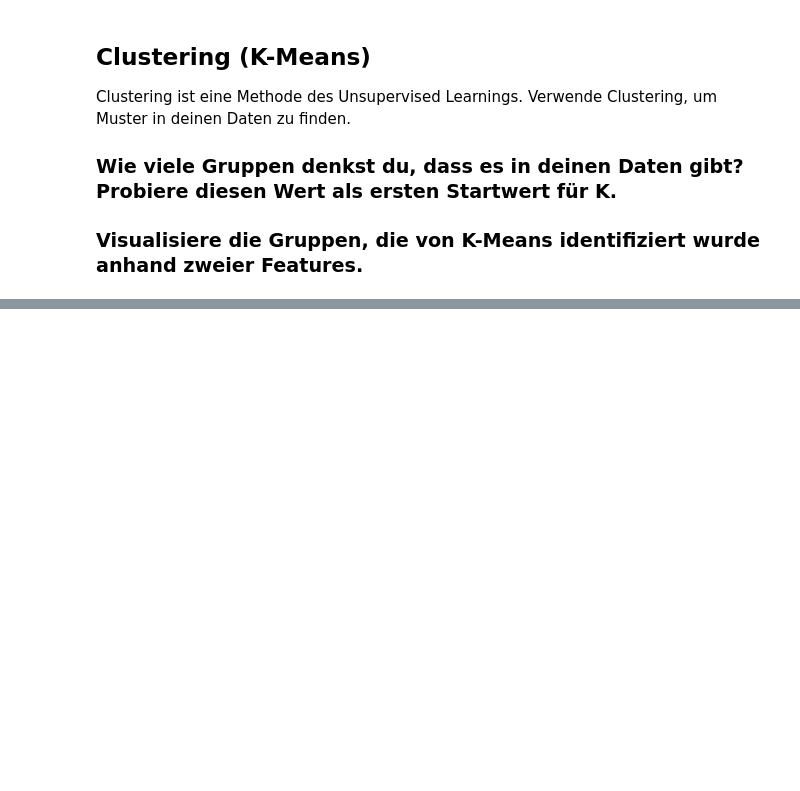
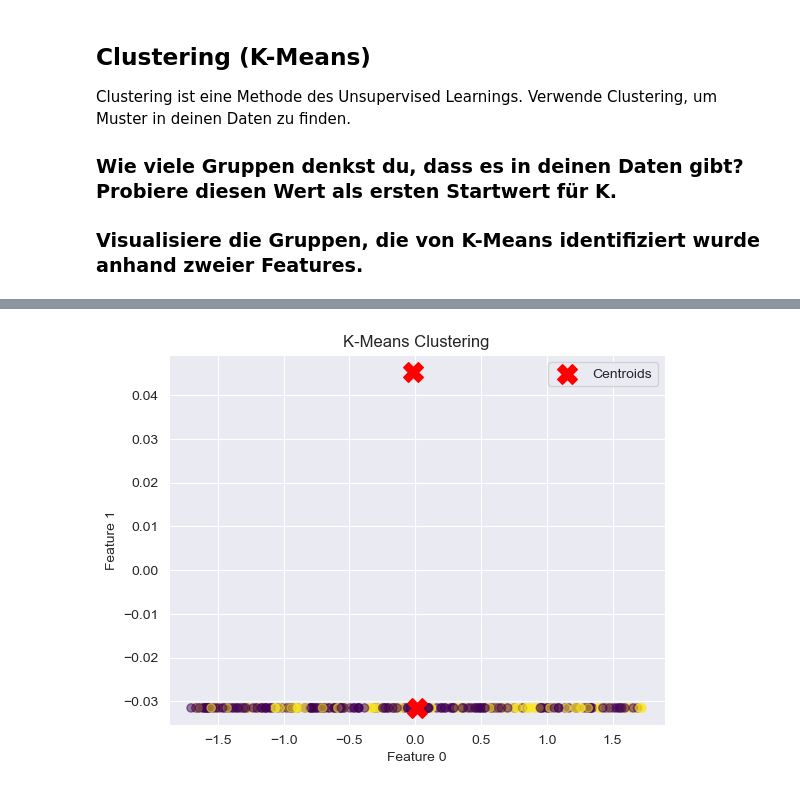
Before and after one commit to vschachl/MentalHealth, a Jupyter notebook: Main.ipynb, the cells around one changed output, grey strips where cells are left out. Cells and saved outputs as stored; diff of their text form; code cells hidden in the pictures; blank space fills up the shorter version.

```diff
--- a/Main.ipynb
+++ b/Main.ipynb
@@ -732,0 +841,13 @@ Clustering ist eine Methode des Unsupervised Learnings. Verwende Clustering, um
+# %%
+feature_1 = 0
+feature_2 = 1
+
+plt.scatter(X_test_scaled[:, feature_1], X_test_scaled[:, feature_2], c=kmeans_labels, cmap='viridis', alpha=0.5)
+plt.scatter(kmeans.cluster_centers_[:, 0], kmeans.cluster_centers_[:, 1], s=200, marker='X', c='red', label='Centroids')
+plt.xlabel(f"Feature {feature_1}")
+plt.ylabel(f"Feature {feature_2}")
+plt.title("K-Means Clustering")
+plt.legend()
+plt.show()
+# %% [output]
+[figure, added]
```
Also changed, not shown: parts of 13 cells of this notebook.
